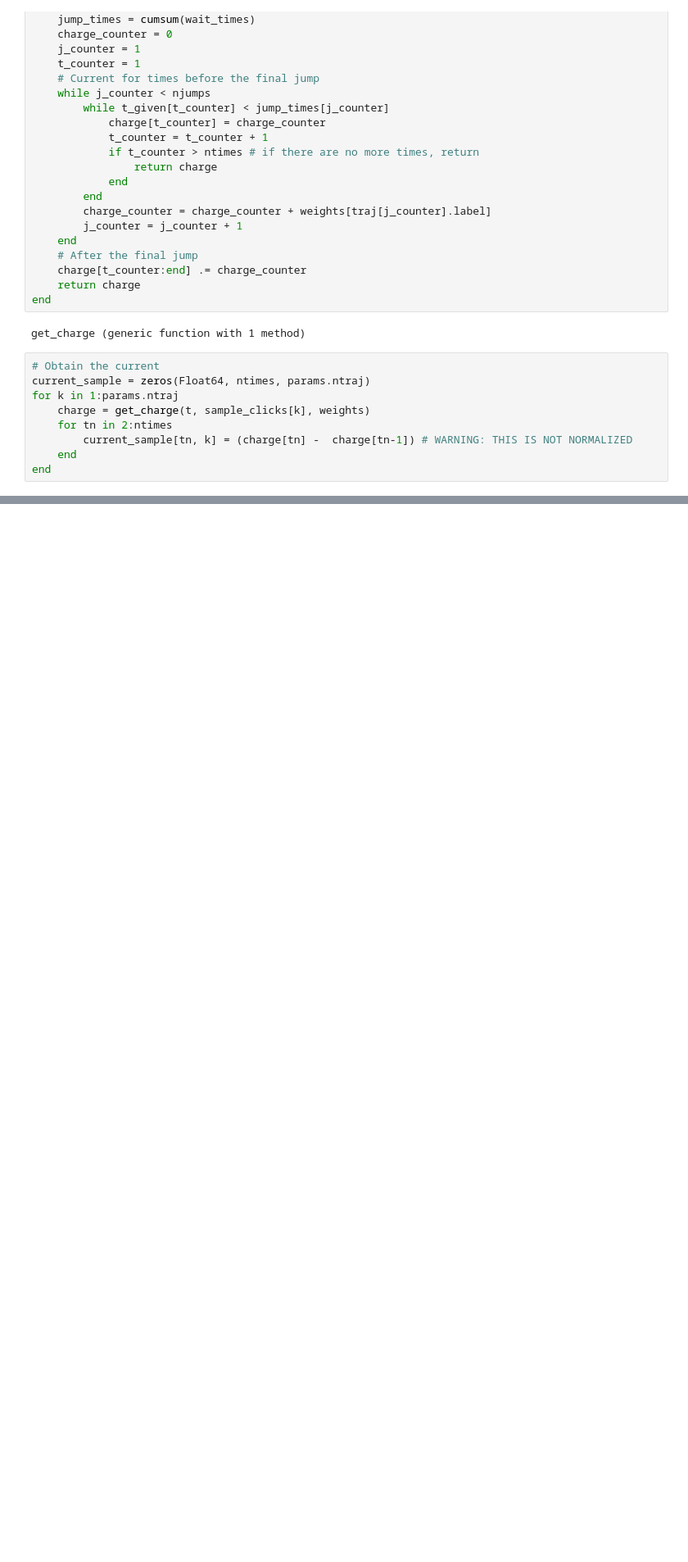
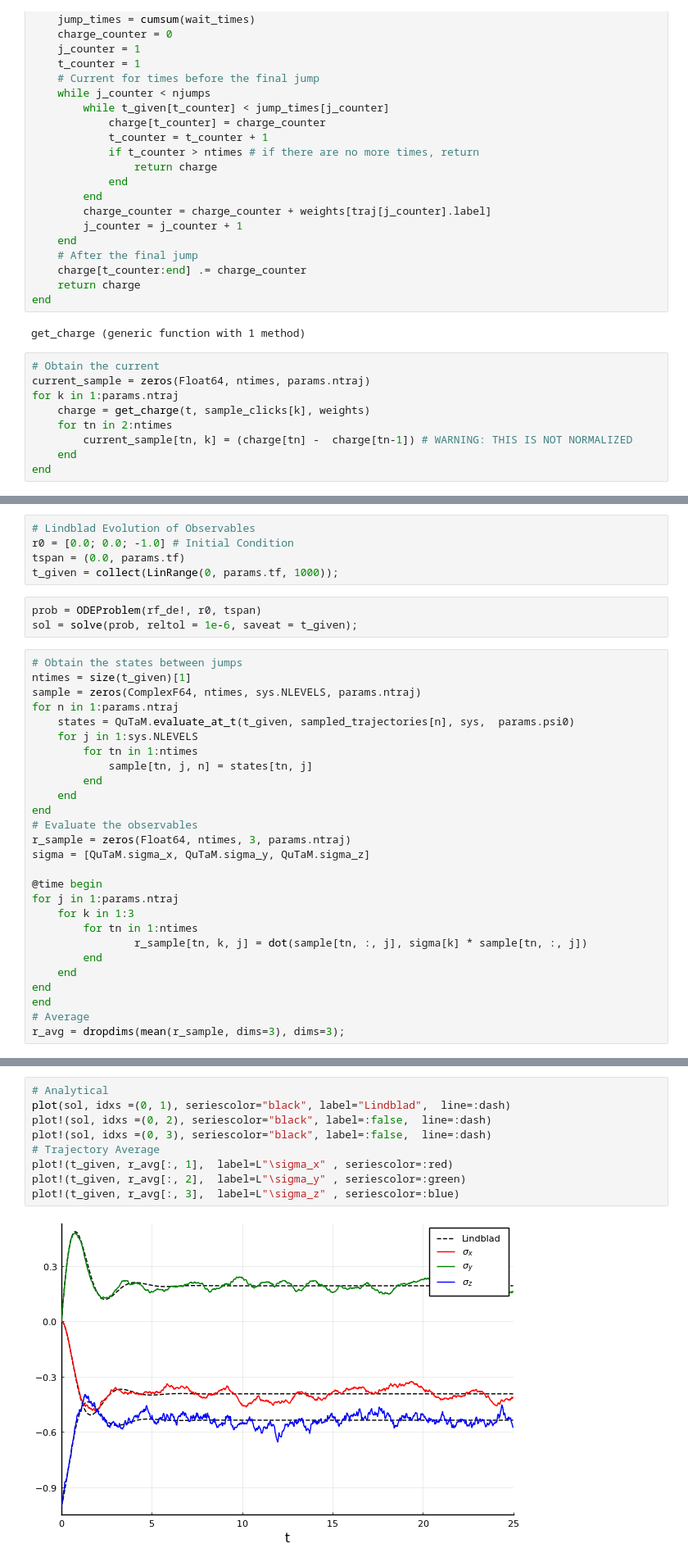
Before and after one commit to Ste1nb0cK/QuTaM.jl, a Jupyter notebook: notebooks/drive_qubit.ipynb, the cells around one changed output, grey strips where cells are left out. Shown at 82% size. Saved outputs shown, nothing was run; the diff lists cells and outputs as text; blank space fills up the shorter version.

```diff
--- a/notebooks/drive_qubit.ipynb
+++ b/notebooks/drive_qubit.ipynb
@@ -225,0 +255,35 @@ params = SimulParameters(psi0,
+# %%
+# Lindblad Evolution of Observables
+r0 = [0.0; 0.0; -1.0] # Initial Condition
+tspan = (0.0, params.tf)
+t_given = collect(LinRange(0, params.tf, 1000));
+# %%
+prob = ODEProblem(rf_de!, r0, tspan)
+sol = solve(prob, reltol = 1e-6, saveat = t_given);
+# %%
+# Obtain the states between jumps
+ntimes = size(t_given)[1]
+sample = zeros(ComplexF64, ntimes, sys.NLEVELS, params.ntraj)
+for n in 1:params.ntraj
+    states = QuTaM.evaluate_at_t(t_given, sampled_trajectories[n], sys,  params.psi0)
+    for j in 1:sys.NLEVELS
+        for tn in 1:ntimes
+            sample[tn, j, n] = states[tn, j]
+        end
+    end
+end
+# Evaluate the observables
+r_sample = zeros(Float64, ntimes, 3, params.ntraj)
+sigma = [QuTaM.sigma_x, QuTaM.sigma_y, QuTaM.sigma_z]
+
+@time begin
+for j in 1:params.ntraj
+    for k in 1:3
+        for tn in 1:ntimes
+                r_sample[tn, k, j] = dot(sample[tn, :, j], sigma[k] * sample[tn, :, j])
+        end
+    end
+end
+end
+# Average
+r_avg = dropdims(mean(r_sample, dims=3), dims=3);
@@ -225,0 +292,11 @@ params = SimulParameters(psi0,
+# %%
+# Analytical
+plot(sol, idxs =(0, 1), seriescolor="black", label="Lindblad",  line=:dash)
+plot!(sol, idxs =(0, 2), seriescolor="black", label=:false,  line=:dash)
+plot!(sol, idxs =(0, 3), seriescolor="black", label=:false,  line=:dash)
+# Trajectory Average
+plot!(t_given, r_avg[:, 1],  label=L"\sigma_x" , seriescolor=:red)
+plot!(t_given, r_avg[:, 2],  label=L"\sigma_y" , seriescolor=:green)
+plot!(t_given, r_avg[:, 3],  label=L"\sigma_z" , seriescolor=:blue)
+# %% [output]
+[figure, added]
```
Also changed, not shown: parts of 12 cells of this notebook, 4 other files.
